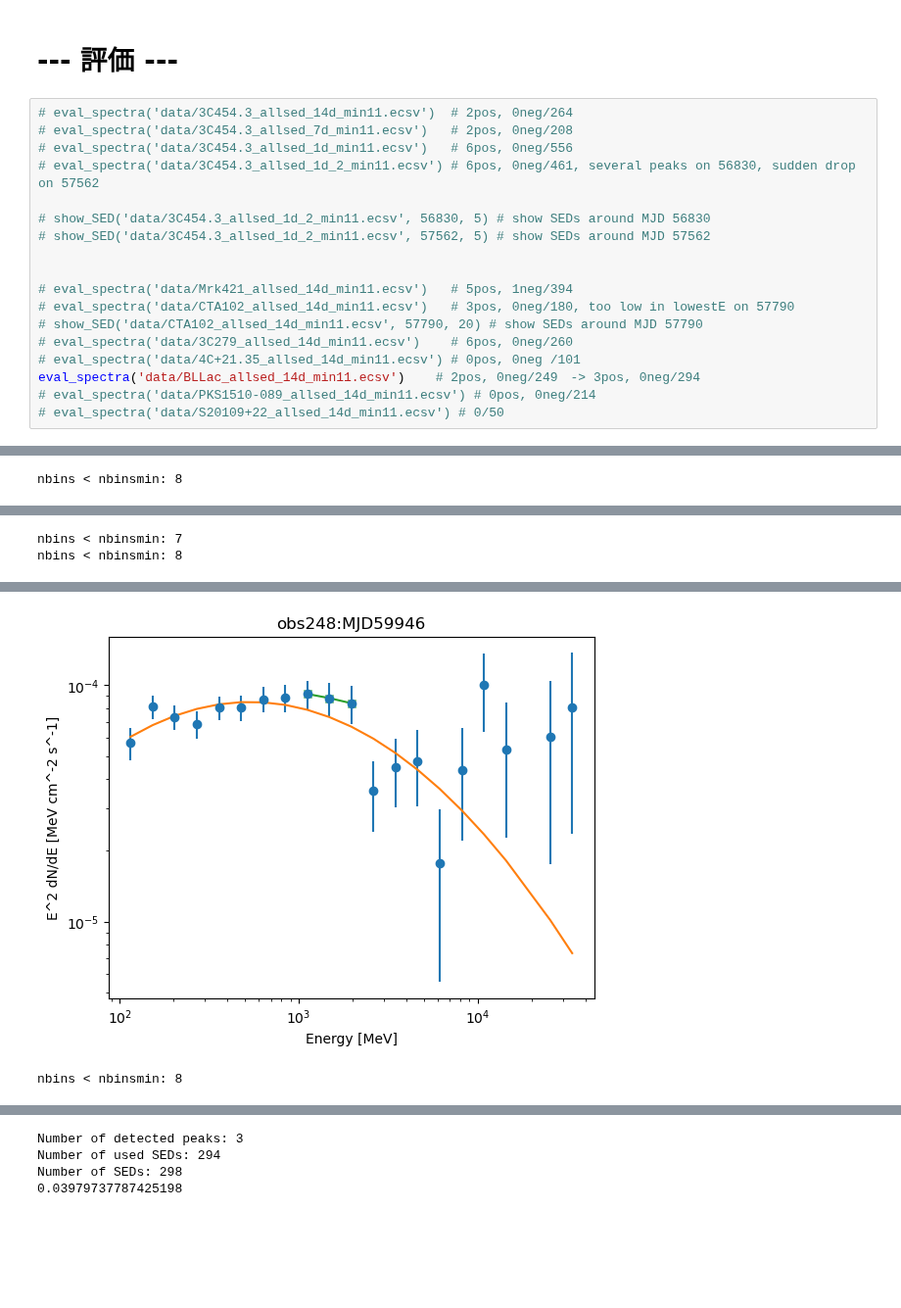
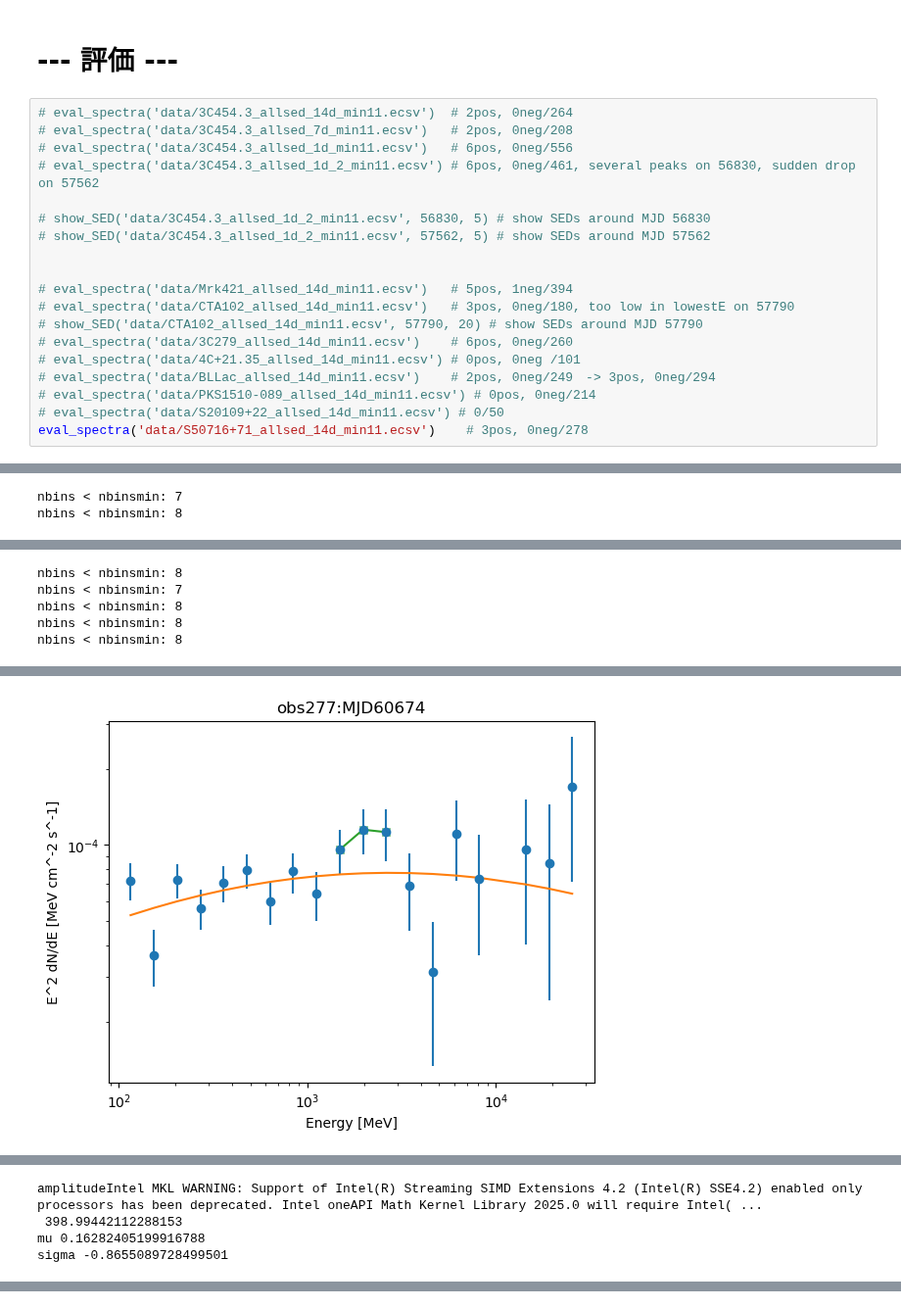
Before and after one commit to kazumaishio/SEDquest, a Jupyter notebook: SEDquest4.ipynb, the cells around one changed output, grey strips where cells are left out. Shown at 98% size. Cells and saved outputs as stored; diff of their text form; blank space fills up the shorter version.

```diff
--- a/SEDquest4.ipynb
+++ b/SEDquest4.ipynb
@@ -271,7 +271,8 @@ def show_SED(filepath,target_MJD, range_days): #'data/3C454.3_allsed_14d_min11.e
 # show_SED('data/CTA102_allsed_14d_min11.ecsv', 57790, 20) # show SEDs around MJD 57790
 # eval_spectra('data/3C279_allsed_14d_min11.ecsv')    # 6pos, 0neg/260
 # eval_spectra('data/4C+21.35_allsed_14d_min11.ecsv') # 0pos, 0neg /101
-eval_spectra('data/BLLac_allsed_14d_min11.ecsv')    # 2pos, 0neg/249　-> 3pos, 0neg/294
+# eval_spectra('data/BLLac_allsed_14d_min11.ecsv')    # 2pos, 0neg/249　-> 3pos, 0neg/294
 # eval_spectra('data/PKS1510-089_allsed_14d_min11.ecsv') # 0pos, 0neg/214
 # eval_spectra('data/S20109+22_allsed_14d_min11.ecsv') # 0/50
+eval_spectra('data/S50716+71_allsed_14d_min11.ecsv')    # 3pos, 0neg/278
 # %% [output]
@@ -278 +280,2 @@ eval_spectra('data/BLLac_allsed_14d_min11.ecsv')    # 2pos, 0neg/249　-> 3pos,
+nbins < nbinsmin: 7
 nbins < nbinsmin: 8
@@ -280,2 +283,5 @@ nbins < nbinsmin: 8
+nbins < nbinsmin: 8
 nbins < nbinsmin: 7
 nbins < nbinsmin: 8
+nbins < nbinsmin: 8
+nbins < nbinsmin: 8
@@ -283,2 +288 @@ nbins < nbinsmin: 8
-[figure, old version]
+[figure, new version]
-nbins < nbinsmin: 8
@@ -286,0 +291,4 @@ nbins < nbinsmin: 8
+amplitudeIntel MKL WARNING: Support of Intel(R) Streaming SIMD Extensions 4.2 (Intel(R) SSE4.2) enabled only processors has been deprecated. Intel oneAPI Math Kernel Library 2025.0 will require Intel( ...
+ 398.99442112288153
+mu 0.16282405199916788
+sigma -0.8655089728499501
@@ -292,4 +299,0 @@ sigma -0.89475437637251
-Number of detected peaks: 3
-Number of used SEDs: 294
-Number of SEDs: 298
-0.03979737787425198
```
Also changed, not shown: parts of 1 cell of this notebook.
